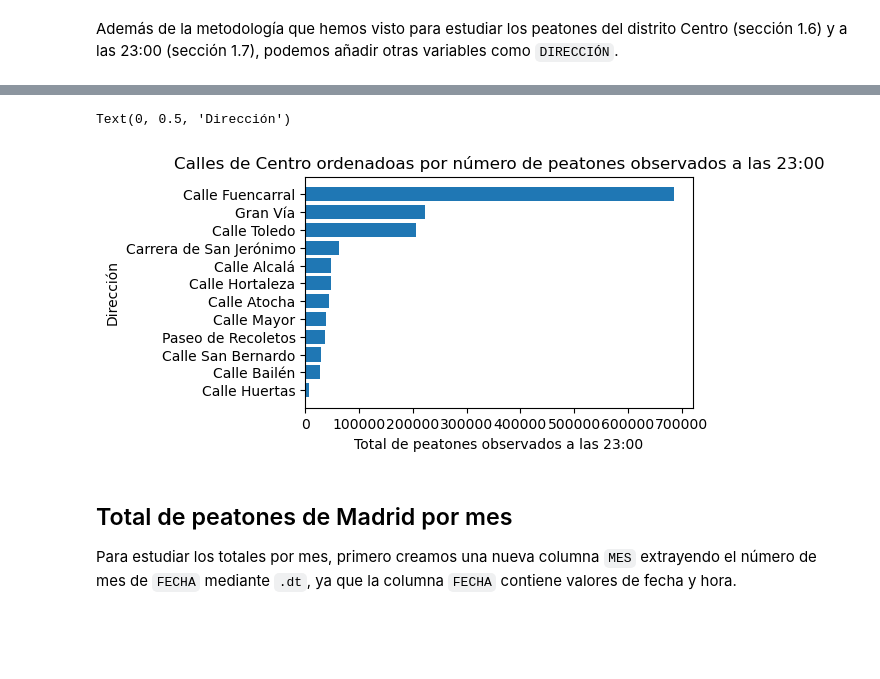
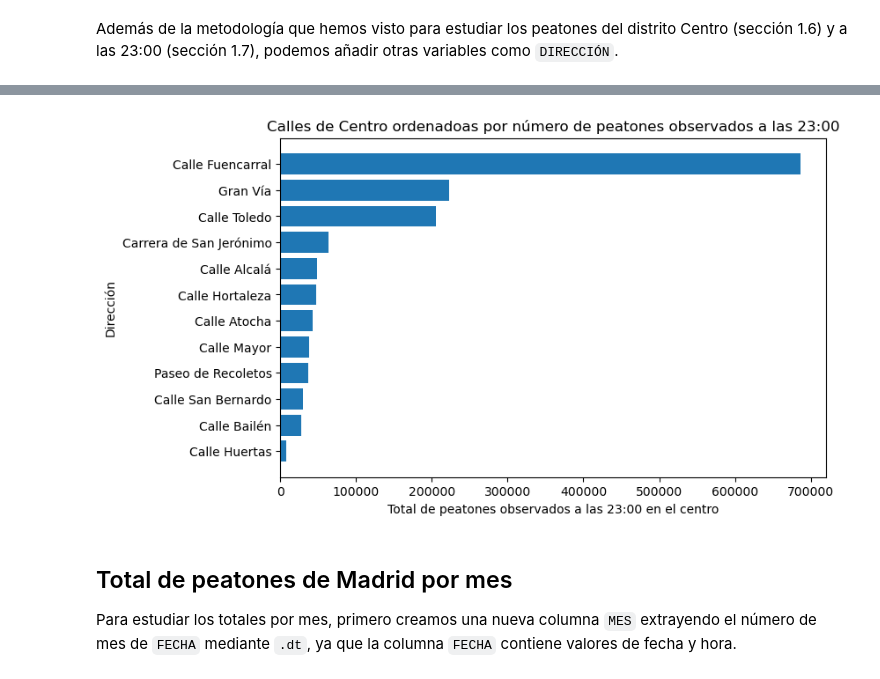
Before and after one commit to soesteve/Programming-in-Data-Science, a Jupyter notebook: 7_Ejerc_PEATONES_con_graficos.ipynb, the cells around one changed output, grey strips where cells are left out. Cells and saved outputs as stored; diff of their text form; code cells hidden in the pictures; blank space fills up the shorter version.

Commit message:
new plots

```diff
--- a/7_Ejerc_PEATONES_con_graficos.ipynb
+++ b/7_Ejerc_PEATONES_con_graficos.ipynb
@@ -554,13 +700,15 @@ peatones_calle_centro_23h = (df_Centro_23h.groupby("DIRECCIÓN")["PEATONES"].sum
 # %%
 
-plt.figure(figsize=(5, 3))
+plt.figure(figsize=(8, 5))
+
 plt.barh(peatones_calle_centro_23h.index, peatones_calle_centro_23h.values)
+
 plt.title("Calles de Centro ordenadoas por número de peatones observados a las 23:00")
-plt.xlabel("Total de peatones observados a las 23:00")
+plt.xlabel("Total de peatones observados a las 23:00 en el centro")
 plt.ylabel("Dirección")
+plt.show()
 # %% [output]
-Text(0, 0.5, 'Dirección')
-[figure, old version]
+[figure, new version]
 # %% [markdown]
 ## Total de peatones de Madrid por mes
 
```
Also changed, not shown: parts of 72 cells of this notebook, 9 other files.
